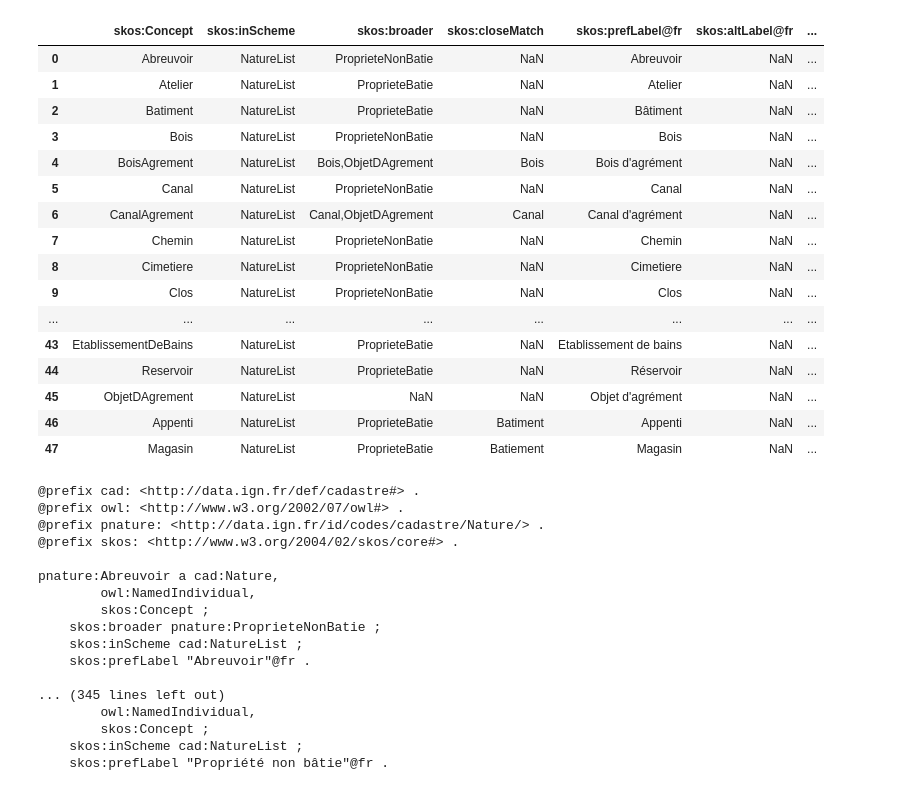
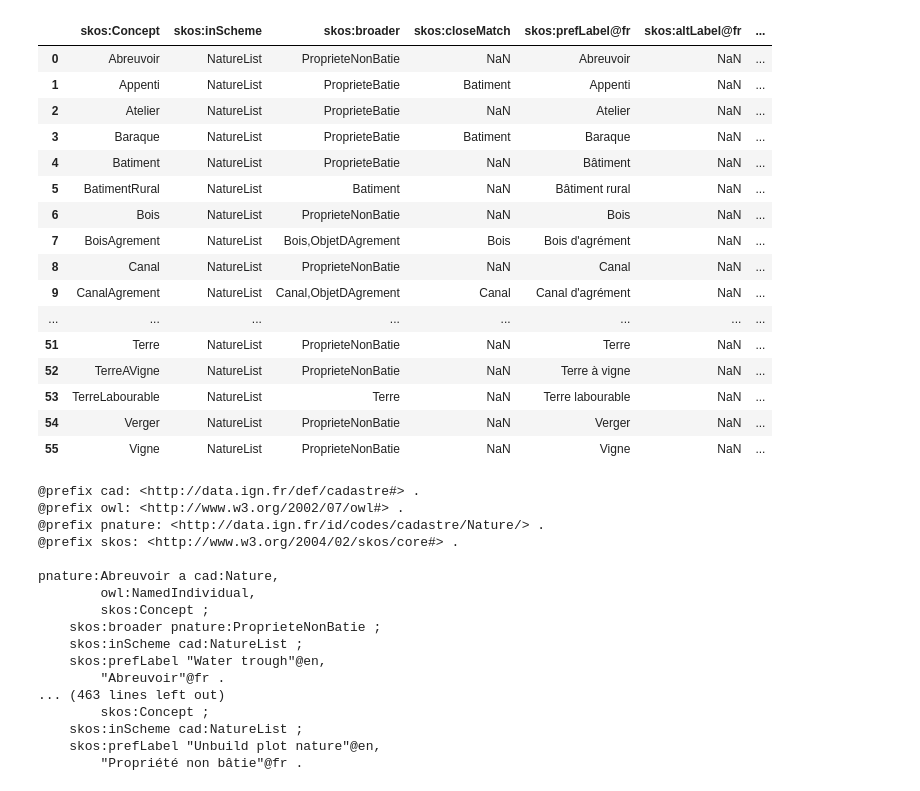
Before and after one commit to solenn-tl/ontologie-peuplement, a Jupyter notebook: notebooks/00-concepts/02-create-natures.ipynb, the cells around one changed output. Saved outputs shown, nothing was run; the diff lists cells and outputs as text; code cells hidden in the pictures.

```diff
--- a/notebooks/00-concepts/02-create-natures.ipynb
+++ b/notebooks/00-concepts/02-create-natures.ipynb
@@ -2,29 +2,29 @@
 import pandas as pd
 import numpy as np
 # %%
-ROOT = "/workspaces/ontologie-peuplement/"  #/home/STual/KG-cadastre/
+ROOT = "C:/Users/stual/PycharmProjects/peuplement_ontology/ontologie-peuplement/"  #/home/STual/KG-cadastre/
 PATH = ROOT + "data/skos/SKOS_NATURE.csv"
 
 skos_natures = pd.read_csv(PATH,header=0)
 display(skos_natures)
 # %% [output]
 |  | skos:Concept | skos:inScheme | skos:broader | skos:closeMatch | skos:prefLabel@fr | skos:altLabel@fr | ... |
 | 0 | Abreuvoir | NatureList | ProprieteNonBatie | NaN | Abreuvoir | NaN | ... |
-| 1 | Atelier | NatureList | ProprieteBatie | NaN | Atelier | NaN | ... |
-| 2 | Batiment | NatureList | ProprieteBatie | NaN | Bâtiment | NaN | ... |
-| 3 | Bois | NatureList | ProprieteNonBatie | NaN | Bois | NaN | ... |
-| 4 | BoisAgrement | NatureList | Bois,ObjetDAgrement | Bois | Bois d'agrément | NaN | ... |
-| 5 | Canal | NatureList | ProprieteNonBatie | NaN | Canal | NaN | ... |
-| 6 | CanalAgrement | NatureList | Canal,ObjetDAgrement | Canal | Canal d'agrément | NaN | ... |
-| 7 | Chemin | NatureList | ProprieteNonBatie | NaN | Chemin | NaN | ... |
-| 8 | Cimetiere | NatureList | ProprieteNonBatie | NaN | Cimetiere | NaN | ... |
-| 9 | Clos | NatureList | ProprieteNonBatie | NaN | Clos | NaN | ... |
+| 1 | Appenti | NatureList | ProprieteBatie | Batiment | Appenti | NaN | ... |
+| 2 | Atelier | NatureList | ProprieteBatie | NaN | Atelier | NaN | ... |
+| 3 | Baraque | NatureList | ProprieteBatie | Batiment | Baraque | NaN | ... |
+| 4 | Batiment | NatureList | ProprieteBatie | NaN | Bâtiment | NaN | ... |
+| 5 | BatimentRural | NatureList | Batiment | NaN | Bâtiment rural | NaN | ... |
+| 6 | Bois | NatureList | ProprieteNonBatie | NaN | Bois | NaN | ... |
+| 7 | BoisAgrement | NatureList | Bois,ObjetDAgrement | Bois | Bois d'agrément | NaN | ... |
+| 8 | Canal | NatureList | ProprieteNonBatie | NaN | Canal | NaN | ... |
+| 9 | CanalAgrement | NatureList | Canal,ObjetDAgrement | Canal | Canal d'agrément | NaN | ... |
 | ... | ... | ... | ... | ... | ... | ... | ... |
-| 43 | EtablissementDeBains | NatureList | ProprieteBatie | NaN | Etablissement de bains | NaN | ... |
-| 44 | Reservoir | NatureList | ProprieteBatie | NaN | Réservoir | NaN | ... |
-| 45 | ObjetDAgrement | NatureList | NaN | NaN | Objet d'agrément | NaN | ... |
-| 46 | Appenti | NatureList | ProprieteBatie | Batiment | Appenti | NaN | ... |
-| 47 | Magasin | NatureList | ProprieteBatie | Batiement | Magasin | NaN | ... |
+| 51 | Terre | NatureList | ProprieteNonBatie | NaN | Terre | NaN | ... |
+| 52 | TerreAVigne | NatureList | ProprieteNonBatie | NaN | Terre à vigne | NaN | ... |
+| 53 | TerreLabourable | NatureList | Terre | NaN | Terre labourable | NaN | ... |
+| 54 | Verger | NatureList | ProprieteNonBatie | NaN | Verger | NaN | ... |
+| 55 | Vigne | NatureList | ProprieteNonBatie | NaN | Vigne | NaN | ... |
 # %%
 from rdflib import Graph, Literal, Namespace, URIRef
 from rdflib.namespace import SKOS, RDF, OWL
@@ -93,10 +93,10 @@ pnature:Abreuvoir a cad:Nature,
         skos:Concept ;
     skos:broader pnature:ProprieteNonBatie ;
     skos:inScheme cad:NatureList ;
-    skos:prefLabel "Abreuvoir"@fr .
-
-... (345 lines left out)
-        owl:NamedIndividual,
+    skos:prefLabel "Water trough"@en,
+        "Abreuvoir"@fr .
+... (463 lines left out)
         skos:Concept ;
     skos:inScheme cad:NatureList ;
-    skos:prefLabel "Propriété non bâtie"@fr .
+    skos:prefLabel "Unbuild plot nature"@en,
+        "Propriété non bâtie"@fr .
```
Also changed, not shown: 3 other files.
